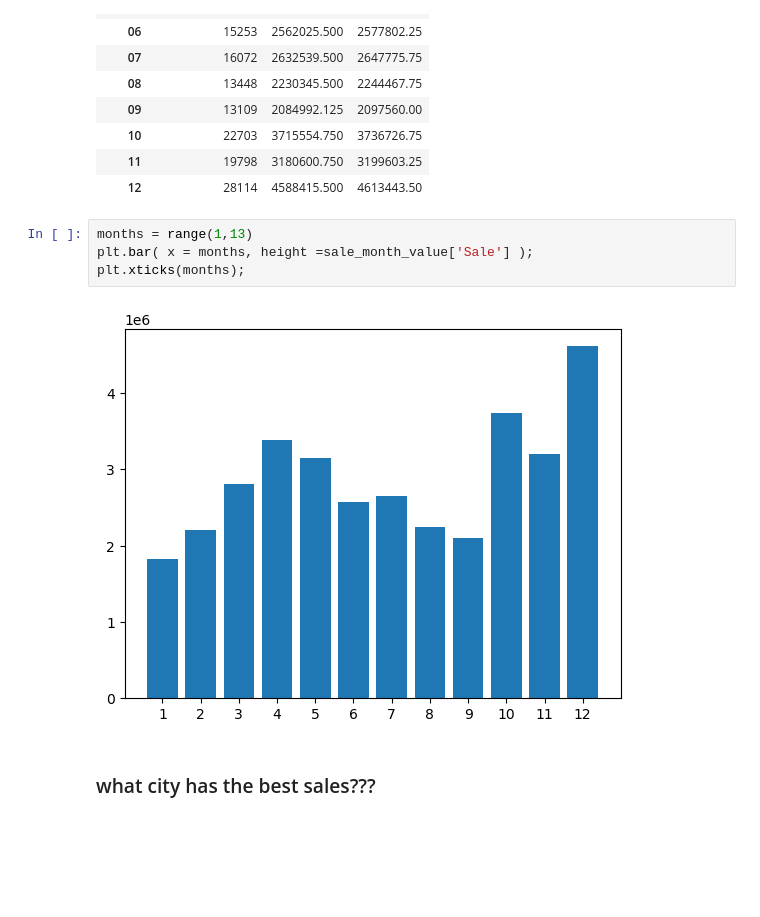
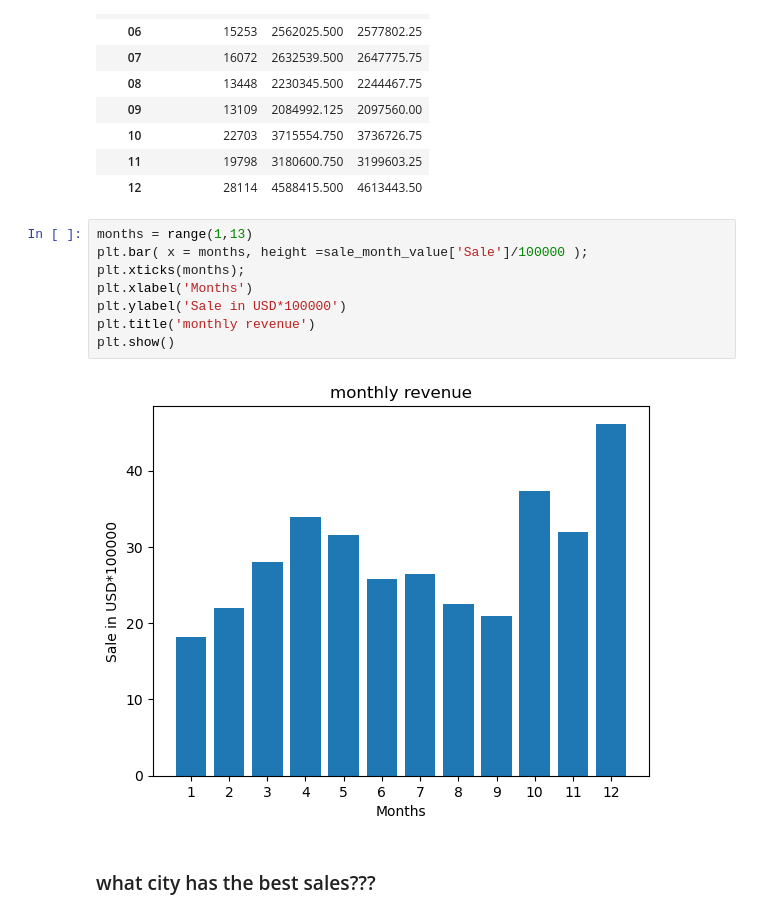
Before and after one commit to Khang2561/Financial_Statement, a Jupyter notebook: main.ipynb, the cells around one changed output. Drawn from its saved outputs; the diff is of its cells as text; blank space fills up the shorter version.

```diff
--- a/main.ipynb
+++ b/main.ipynb
@@ -138,10 +138,14 @@ sale_month_value
 | 12 | 28114 | 4588415.500 | 4613443.50 |
 # %%
 months = range(1,13)
-plt.bar( x = months, height =sale_month_value['Sale'] );
+plt.bar( x = months, height =sale_month_value['Sale']/100000 );
 plt.xticks(months);
+plt.xlabel('Months')
+plt.ylabel('Sale in USD*100000')
+plt.title('monthly revenue')
+plt.show()
 # %% [output]
-[figure, old version]
+[figure, new version]
 # %% [markdown]
 ### what city has the best sales???
 # %%
```
Also changed, not shown: parts of 12 cells of this notebook.
